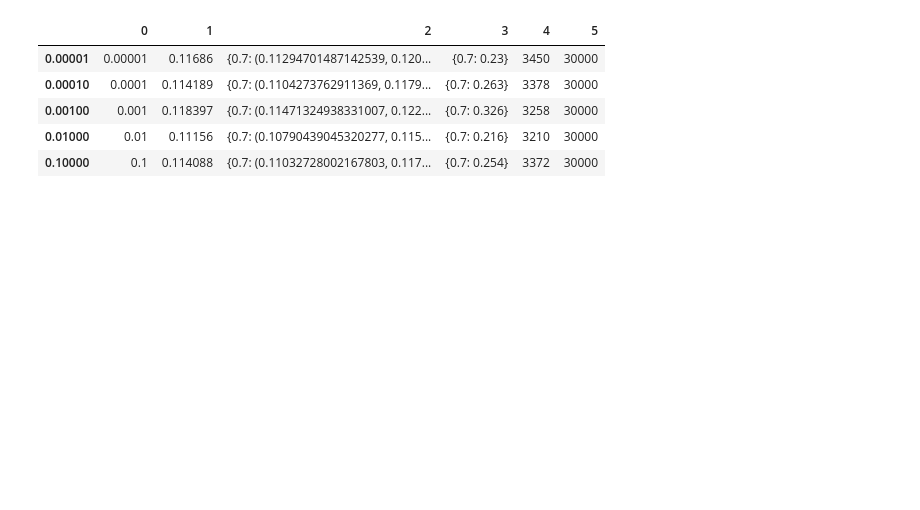
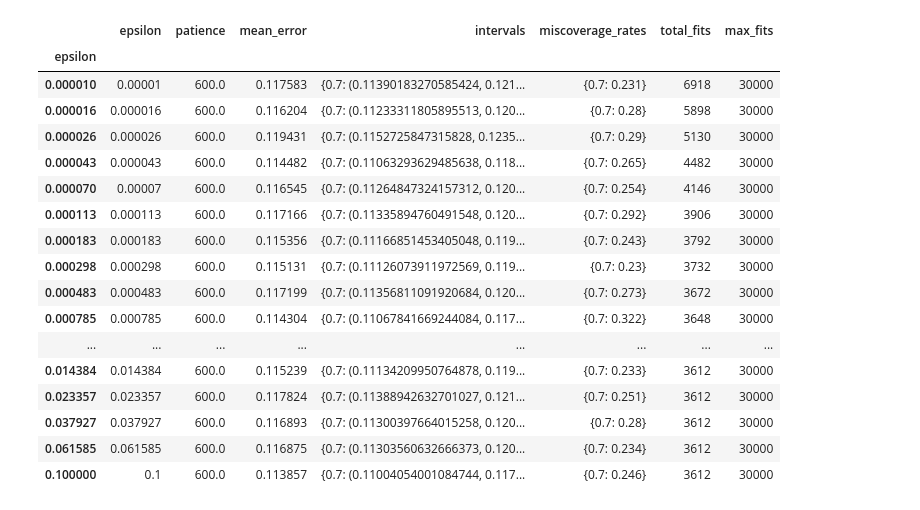
Before and after one commit to Ohadeinav/nested_cv_project, a Jupyter notebook: early_stopping_experiments.ipynb, the cells around one changed output. Drawn from its saved outputs; the diff is of its cells as text; code cells hidden in the pictures; blank space fills up the shorter version.

```diff
--- a/early_stopping_experiments.ipynb
+++ b/early_stopping_experiments.ipynb
@@ -1,12 +1,13 @@
 # %%
 from notebook_env import *
 # %%
-epsilons_lin = np.linspace(1e-5, 1e-1, num = 5)
-epsilons_log = np.logspace(-5,-1, num = 5)
+epsilons_lin = np.linspace(1e-5, 1e-1, num = 20)
+epsilons_log = np.logspace(-5,-1, num = 20)
 # %%
 k_inner, k_outer = 5,5
 n_reps = 1000
-patience = n_reps*(1+k_inner)*k_outer/100
+patience = n_reps*(1+k_inner)*k_outer/50
+patience_list = np.linspace(n_reps*(1+k_inner)*k_outer/100, n_reps*(1+k_inner)*k_outer/10, num = 10)
 quantiles = [0.7]
 # %%
 # Define the experiment
@@ -19,8 +20,24 @@ def run_early_stopping_over_epsilons(epsilons, n_reps, quantiles, k_outer, k_inn
     results = {}
     for epsilon in epsilons:
         mean_error, intervals, miscoverage_rates, total_fits, max_fits = run_single_early_stopping_experiment(n_reps, quantiles, k_outer, k_inner, epsilon, patience)
-        results[epsilon] = (epsilon, mean_error, intervals, miscoverage_rates, total_fits, max_fits)
+        results[epsilon] = (epsilon, patience, mean_error, intervals, miscoverage_rates, total_fits, max_fits)
     return results
+
+def run_early_stopping_over_patiences(patience_values, n_reps, quantiles, k_outer, k_inner, epsilon):
+    results = {}
+    for patience in patience_values:
+        mean_error, intervals, miscoverage_rates, total_fits, max_fits = run_single_early_stopping_experiment(n_reps, quantiles, k_outer, k_inner, epsilon, patience)
+        results[patience] = (epsilon, patience, mean_error, intervals, miscoverage_rates, total_fits, max_fits)
+    return results
+
+def nested_cv_stats(n_reps, quantiles, k_outer, k_inner):
+    test = nested_cv_intervals.CvIntervalsTest(n_reps,quantiles,k_outer,k_inner)
+    return test.run()
+
+def classic_cv_stats(n_reps, quantiles):
+    test = cv_intervals.CvIntervalsTest(n_reps,quantiles)
+    miscoverage_rates = test.run()
+    return miscoverage_rates
 # %%
 res = run_early_stopping_over_epsilons(epsilons_log, n_reps, quantiles, k_outer, k_inner, patience)
 # %% [output]
@@ -47,10 +93,24 @@ Total Fits Performed: 3372 / 30000
 # %%
 res_df = pd.DataFrame(res).T
-res_df.head()
+res_df.columns = ['epsilon', 'patience', 'mean_error', 'intervals', 'miscoverage_rates', 'total_fits', 'max_fits']
+res_df.index.name = 'epsilon'
+res_df.head(20)
 # %% [output]
-|  | 0 | 1 | 2 | 3 | 4 | 5 |
-| 0.00001 | 0.00001 | 0.11686 | {0.7: (0.11294701487142539, 0.120... | {0.7: 0.23} | 3450 | 30000 |
-| 0.00010 | 0.0001 | 0.114189 | {0.7: (0.1104273762911369, 0.1179... | {0.7: 0.263} | 3378 | 30000 |
-| 0.00100 | 0.001 | 0.118397 | {0.7: (0.11471324938331007, 0.122... | {0.7: 0.326} | 3258 | 30000 |
-| 0.01000 | 0.01 | 0.11156 | {0.7: (0.10790439045320277, 0.115... | {0.7: 0.216} | 3210 | 30000 |
-| 0.10000 | 0.1 | 0.114088 | {0.7: (0.11032728002167803, 0.117... | {0.7: 0.254} | 3372 | 30000 |
+|  | epsilon | patience | mean_error | intervals | miscoverage_rates | total_fits | max_fits |
+| epsilon |  |  |  |  |  |  |  |
+| 0.000010 | 0.00001 | 600.0 | 0.117583 | {0.7: (0.11390183270585424, 0.121... | {0.7: 0.231} | 6918 | 30000 |
+| 0.000016 | 0.000016 | 600.0 | 0.116204 | {0.7: (0.11233311805895513, 0.120... | {0.7: 0.28} | 5898 | 30000 |
+| 0.000026 | 0.000026 | 600.0 | 0.119431 | {0.7: (0.1152725847315828, 0.1235... | {0.7: 0.29} | 5130 | 30000 |
+| 0.000043 | 0.000043 | 600.0 | 0.114482 | {0.7: (0.11063293629485638, 0.118... | {0.7: 0.265} | 4482 | 30000 |
+| 0.000070 | 0.00007 | 600.0 | 0.116545 | {0.7: (0.11264847324157312, 0.120... | {0.7: 0.254} | 4146 | 30000 |
+| 0.000113 | 0.000113 | 600.0 | 0.117166 | {0.7: (0.11335894760491548, 0.120... | {0.7: 0.292} | 3906 | 30000 |
+| 0.000183 | 0.000183 | 600.0 | 0.115356 | {0.7: (0.11166851453405048, 0.119... | {0.7: 0.243} | 3792 | 30000 |
+| 0.000298 | 0.000298 | 600.0 | 0.115131 | {0.7: (0.11126073911972569, 0.119... | {0.7: 0.23} | 3732 | 30000 |
+| 0.000483 | 0.000483 | 600.0 | 0.117199 | {0.7: (0.11356811091920684, 0.120... | {0.7: 0.273} | 3672 | 30000 |
+| 0.000785 | 0.000785 | 600.0 | 0.114304 | {0.7: (0.11067841669244084, 0.117... | {0.7: 0.322} | 3648 | 30000 |
+| ... | ... | ... | ... | ... | ... | ... | ... |
+| 0.014384 | 0.014384 | 600.0 | 0.115239 | {0.7: (0.11134209950764878, 0.119... | {0.7: 0.233} | 3612 | 30000 |
+| 0.023357 | 0.023357 | 600.0 | 0.117824 | {0.7: (0.11388942632701027, 0.121... | {0.7: 0.251} | 3612 | 30000 |
+| 0.037927 | 0.037927 | 600.0 | 0.116893 | {0.7: (0.11300397664015258, 0.120... | {0.7: 0.28} | 3612 | 30000 |
+| 0.061585 | 0.061585 | 600.0 | 0.116875 | {0.7: (0.11303560632666373, 0.120... | {0.7: 0.234} | 3612 | 30000 |
+| 0.100000 | 0.1 | 600.0 | 0.113857 | {0.7: (0.11004054001084744, 0.117... | {0.7: 0.246} | 3612 | 30000 |
```
Also changed, not shown: parts of 8 cells of this notebook, 3 other files.
